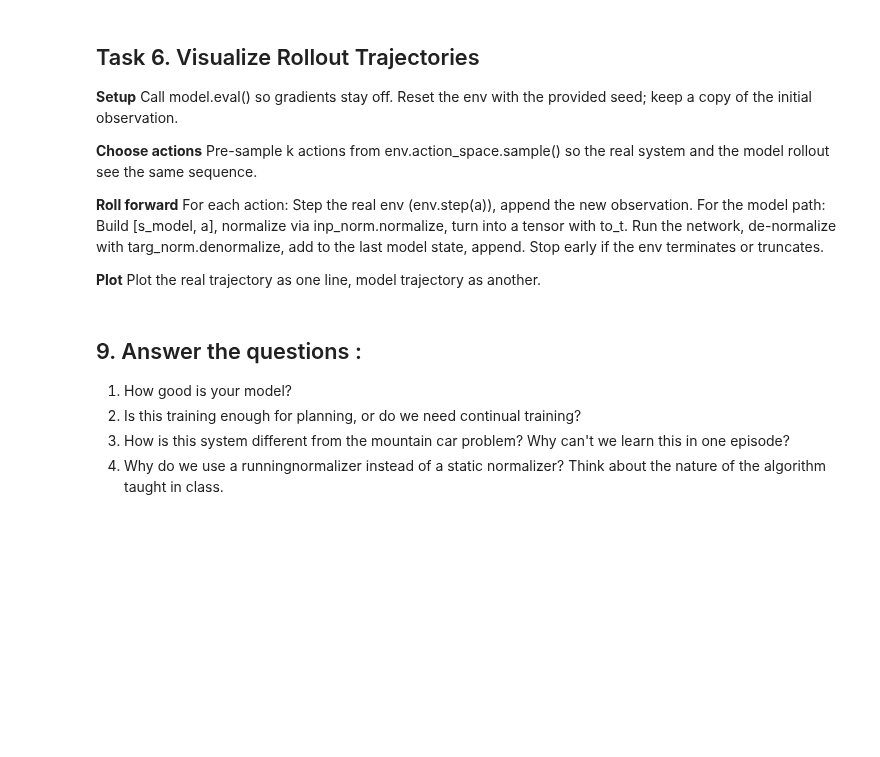
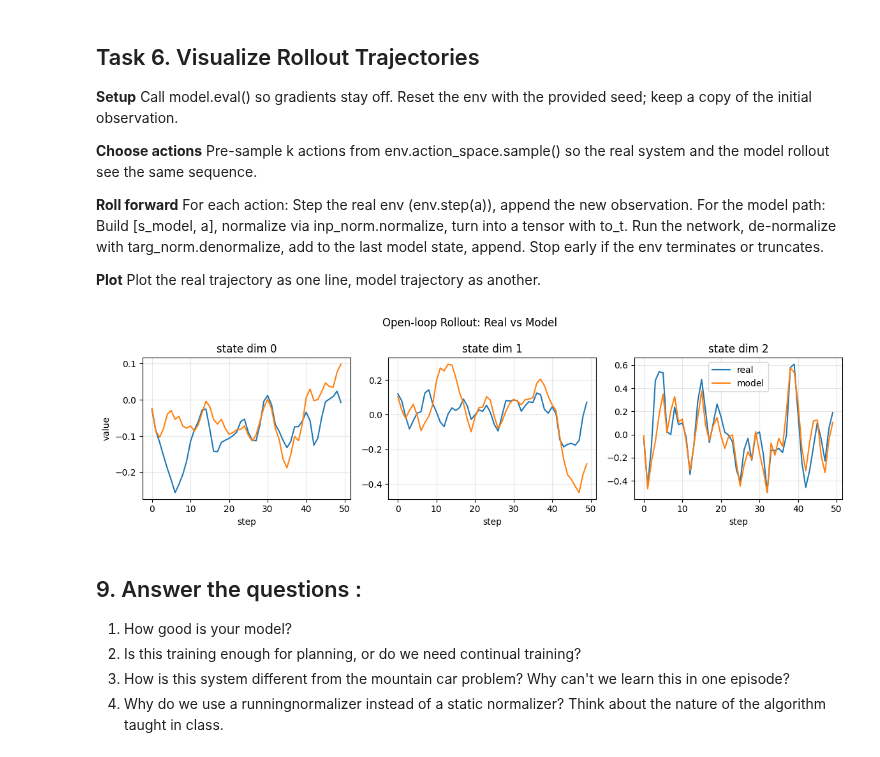
Before and after one commit to ddcreating/RL_code, a Jupyter notebook: lab10_half_cheetah_dynamics.ipynb, the cells around one changed output. Saved outputs shown, nothing was run; the diff lists cells and outputs as text; code cells hidden in the pictures; blank space fills up the shorter version.

```diff
--- a/lab10_half_cheetah_dynamics.ipynb
+++ b/lab10_half_cheetah_dynamics.ipynb
@@ -351,3 +540,8 @@ dims = list(range(1, 17))
+# %%
+
+real_traj, model_traj, acts = visualize_rollout(env, model, k=50, seed=2025, dims=(0,1,2))
+# %% [output]
+[figure, added]
 # %% [markdown]
 
 ## 9. Answer the questions :
```
Also changed, not shown: parts of 8 cells of this notebook.
